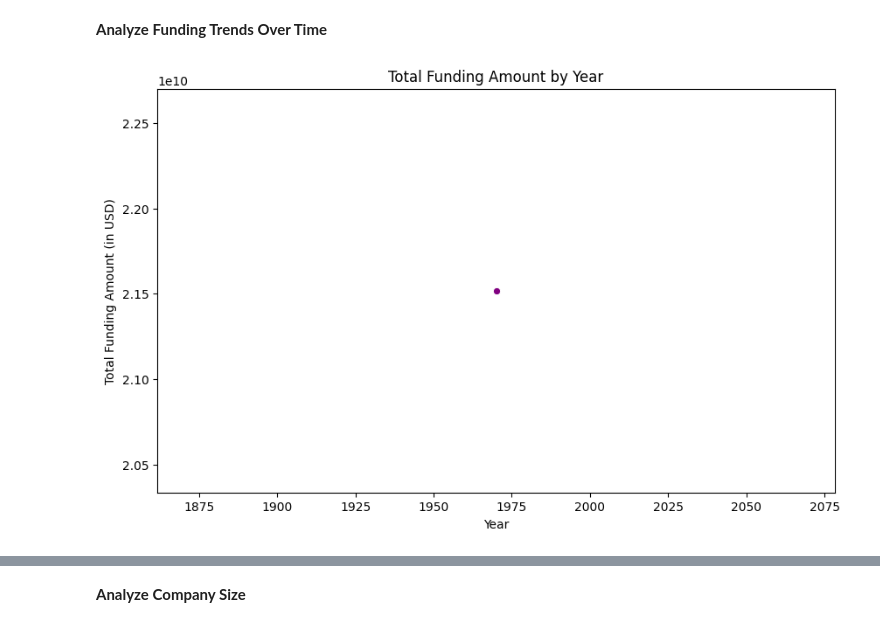
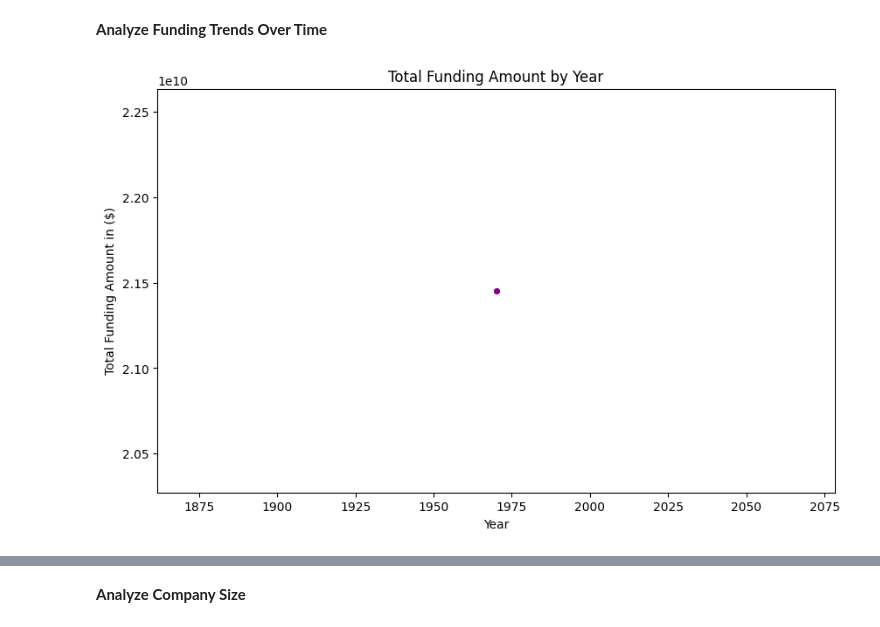
Before and after one commit to ndumbe0/LP-1-Project, a Jupyter notebook: Files/E.D.A - Copy.ipynb, the cells around one changed output, grey strips where cells are left out. Drawn from its saved outputs; the diff is of its cells as text; code cells hidden in the pictures.

```diff
--- a/Files/E.D.A - Copy.ipynb
+++ b/Files/E.D.A - Copy.ipynb
@@ -379,12 +382,12 @@ The plot underscores the critical role of prominent investors in shaping the sta
 **Analyze Company Age**
 # %%
 # Convert the 'Founded' column to datetime, handling errors
-df['Founded'] = pd.to_datetime(df['Founded'] , errors='coerce') #errors='coerce' will turn invalid dates into NaT
+df['Year Founded'] = pd.to_datetime(df['Year Founded'] , errors='coerce') #errors='coerce' will turn invalid dates into NaT
 
-df = df.dropna(subset=['Founded'])
+df = df.dropna(subset=['Year Founded'])
 
 # Calculate the age of each company (assuming the current year is 2023)
-df['Company_Age'] = 2023 - df['Founded'].dt.year
+df['Company_Age'] = 2023 - df['Year Founded'].dt.year
 
 plt.figure(figsize=(10, 6))
 sns.histplot(df['Company_Age'], bins=20, kde=True, color='blue')
@@ -394,9 +397,9 @@ plt.ylabel('Frequency')
 plt.show()
 
 plt.figure(figsize=(10, 6))
-sns.scatterplot(x=df['Company_Age'], y=df['Amount'], alpha=0.6, color='green')
+sns.scatterplot(x=df['Company_Age'], y=df['Amount in ($)'], alpha=0.6, color='green')
 plt.title('Funding Amount vs Company Age')
 plt.xlabel('Company Age (Years)')
-plt.ylabel('Funding Amount (in USD)')
+plt.ylabel('Amount in ($)')
 plt.show()
 # %% [output]
@@ -486,19 +489,19 @@ The analysis underscores the critical role of individual founders in shaping the
 **Analyze Funding Trends Over Time**
 # %%
 # Extract the year from the 'Founded' column
-df['Year'] = df['Founded'].dt.year
+df['Year'] = df['Year Founded'].dt.year
 
 
-funding_by_year = df.groupby('Year')['Amount'].sum()
+funding_by_year = df.groupby('Year')['Amount in ($)'].sum()
 
 plt.figure(figsize=(10, 6))
 sns.lineplot(x=funding_by_year.index, y=funding_by_year.values, marker='o', color='purple')
 plt.title('Total Funding Amount by Year')
 plt.xlabel('Year')
-plt.ylabel('Total Funding Amount (in USD)')
+plt.ylabel('Total Funding Amount in ($)')
 plt.show()
 # %% [output]
-[figure, old version]
+[figure, new version]
 # %% [markdown]
 The analysis above examines the total funding amounts received by startups over the years, providing insights into trends and patterns in investment activity. The following key findings and observations are derived from the generated line plot.
 
```
Also changed, not shown: parts of 4 cells of this notebook.
